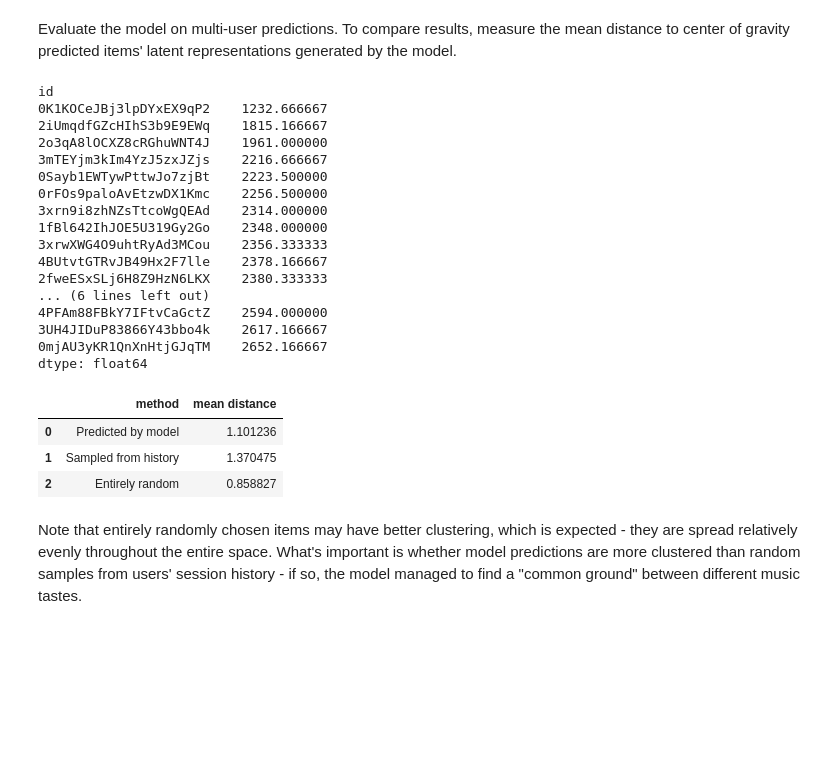
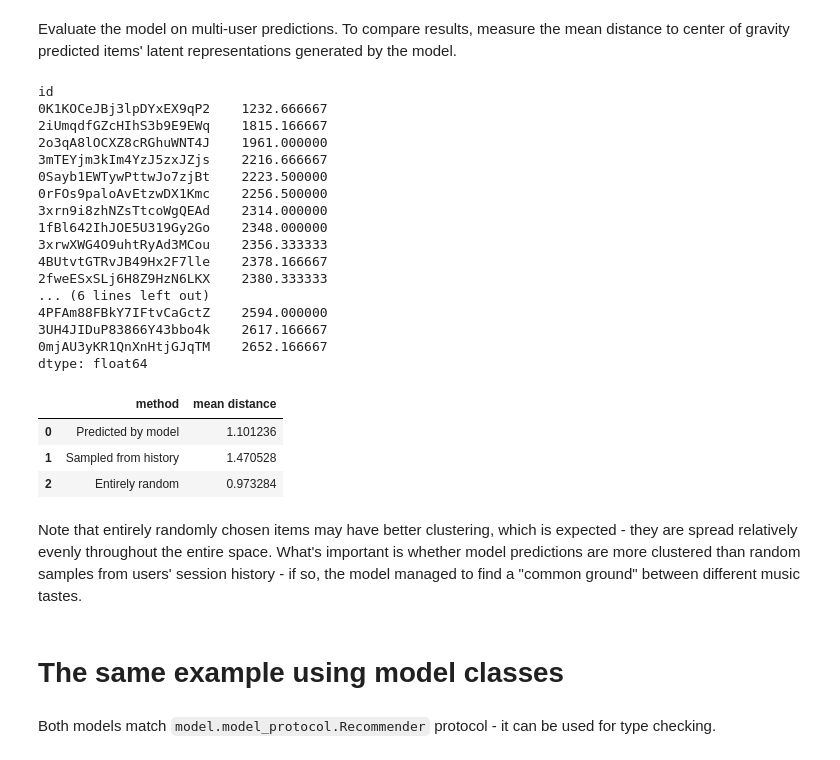
Before and after one commit to SNURTEL/fm-playlist-recommender, a Jupyter notebook: src/example.ipynb, the cells around one changed output. Cells and saved outputs as stored; diff of their text form; code cells hidden in the pictures; blank space fills up the shorter version.

Commit message:
Add model classes

```diff
--- a/src/example.ipynb
+++ b/src/example.ipynb
@@ -358,7 +382,7 @@ Sanity check PASS
 Evaluate the model on multi-user predictions. To compare results, measure the mean distance to center of gravity predicted items' latent representations generated by the model.
 # %%
 N = 20
-REPS = 10000
+REPS = 100
 
 res_m = predict_multiple([123, 124, 125, 126, 127, 128], N)
 print(res_m)
@@ -378,41 +402,48 @@ dist_predicted = mean_dist_from_cluster_center(res_m.index, model_h)
 
 # draw random samples from all tracks
 random_items = tracks['id'].sample(N)
-dist_random = sum([mean_dist_from_cluster_center(random_items, model_h) for _ in range(REPS)]) / REPS
+dist_random = sum([mean_dist_from_cluster_center(
+    tracks['id'].sample(N),
+    model_h) for _ in range(REPS)]) / REPS
 
 # draw random samples from combined users' session history
-sampled_items = pd.concat(
+dist_sampled = sum([mean_dist_from_cluster_center(
+    pd.concat(
     (d.loc[d['user_id'] == i] for i in (123, 124, 125, 126, 127, 128))
-)['track_id'].sample(N)
-dist_sampled = sum([mean_dist_from_cluster_center(sampled_items, model_h) for _ in range(REPS)]) / REPS
+)['track_id'].sample(N),
+    model_h) for _ in range(REPS)]) / REPS
 
 display(pd.DataFrame(
     data={
         "method": ["Predicted by model", "Sampled from history", "Entirely random"],
         "mean distance": [dist_predicted, dist_sampled, dist_random]
     }
 ))
 # %% [output]
 id
 0K1KOCeJBj3lpDYxEX9qP2    1232.666667
 2iUmqdfGZcHIhS3b9E9EWq    1815.166667
 2o3qA8lOCXZ8cRGhuWNT4J    1961.000000
 3mTEYjm3kIm4YzJ5zxJZjs    2216.666667
 0Sayb1EWTywPttwJo7zjBt    2223.500000
 0rFOs9paloAvEtzwDX1Kmc    2256.500000
 3xrn9i8zhNZsTtcoWgQEAd    2314.000000
 1fBl642IhJOE5U319Gy2Go    2348.000000
 3xrwXWG4O9uhtRyAd3MCou    2356.333333
 4BUtvtGTRvJB49Hx2F7lle    2378.166667
 2fweESxSLj6H8Z9HzN6LKX    2380.333333
 ... (6 lines left out)
 4PFAm88FBkY7IFtvCaGctZ    2594.000000
 3UH4JIDuP83866Y43bbo4k    2617.166667
 0mjAU3yKR1QnXnHtjGJqTM    2652.166667
 dtype: float64
 |  | method | mean distance |
 | 0 | Predicted by model | 1.101236 |
-| 1 | Sampled from history | 1.370475 |
-| 2 | Entirely random | 0.858827 |
+| 1 | Sampled from history | 1.470528 |
+| 2 | Entirely random | 0.973284 |
 # %% [markdown]
 Note that entirely randomly chosen items may have better clustering, which is expected - they are spread relatively evenly throughout the entire space. What's important is whether model predictions are more clustered than random samples from users' session history - if so, the model managed to find a "common ground" between different music tastes.
+# %% [markdown]
+# The same example using model classes
+# %% [markdown]
+Both models match `model.model_protocol.Recommender` protocol - it can be used for type checking.
```
Also changed, not shown: parts of 8 cells of this notebook, 4 other files.
